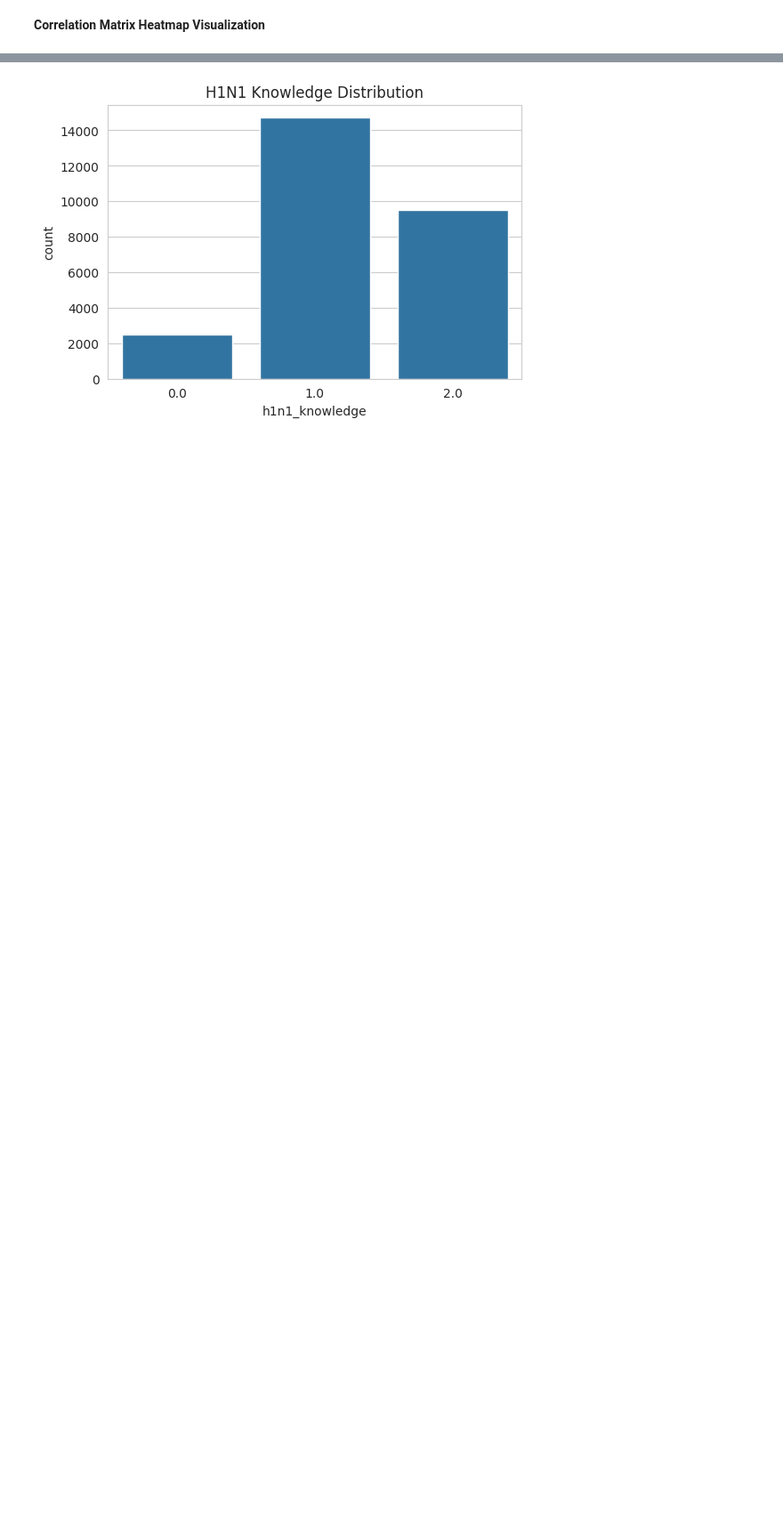
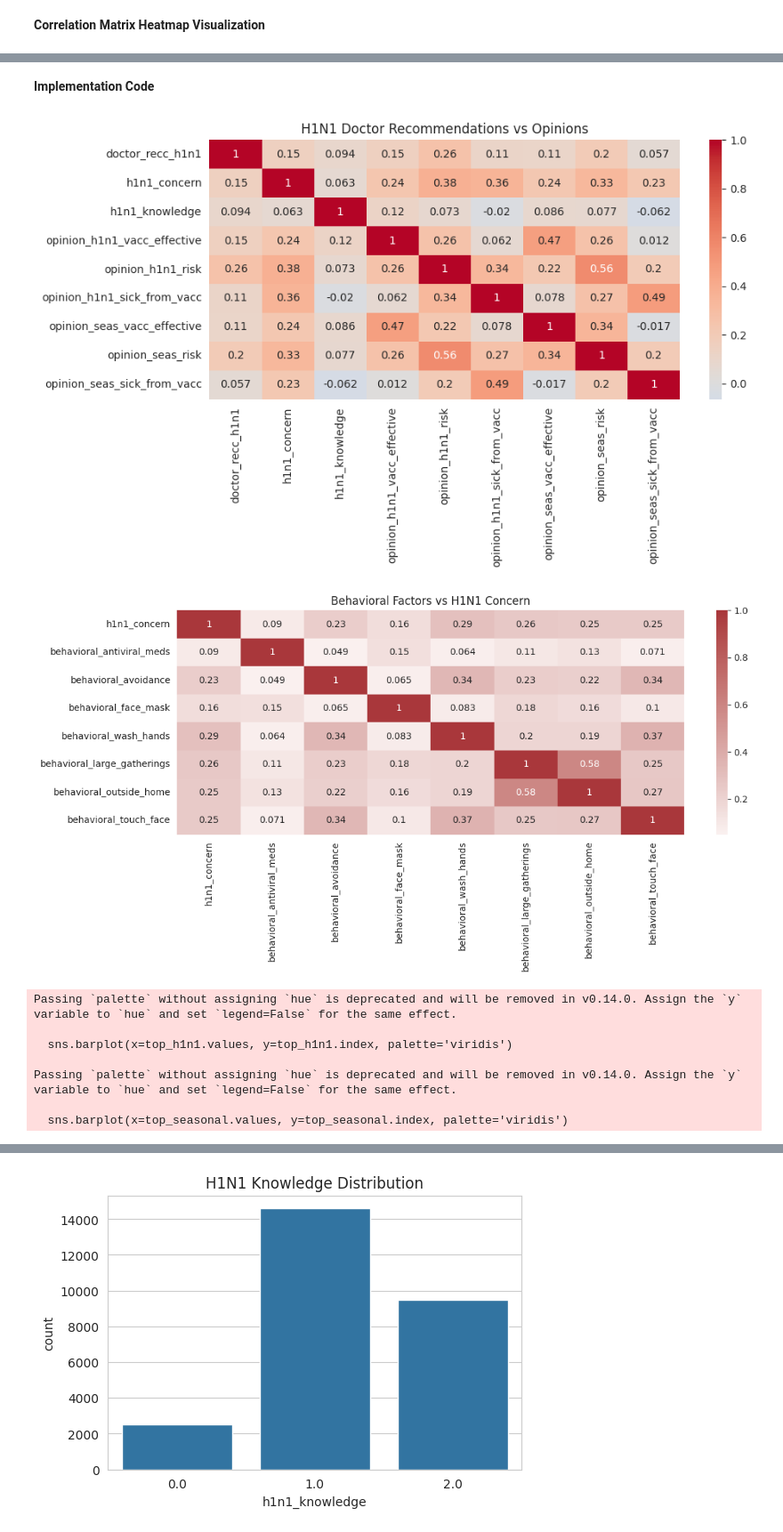
Before and after one commit to albert-raphael/alpha-group, a Jupyter notebook: Notebooks/flu shot.ipynb, the cells around one changed output, grey strips where cells are left out. Shown at 89% size. Cells and saved outputs as stored; diff of their text form; code cells hidden in the pictures; blank space fills up the shorter version.

Commit message:
correlation analysis commit

```diff
--- a/Notebooks/flu shot.ipynb
+++ b/Notebooks/flu shot.ipynb
@@ -910,0 +883,77 @@ if 'hhs_geo_region' in data.columns:
+# %% [markdown]
+**Implementation Code**
+# %%
+import pandas as pd
+import seaborn as sns
+import matplotlib.pyplot as plt
+
+# Load data
+url = 'https://raw.githubusercontent.com/albert-raphael/alpha-group/main/Data/training_set_features.csv'
+df = pd.read_csv(url)
+
+# Define the columns needed
+opinions = ['h1n1_concern', 'h1n1_knowledge', 'opinion_h1n1_vacc_effective',
+            'opinion_h1n1_risk', 'opinion_h1n1_sick_from_vacc',
+            'opinion_seas_vacc_effective', 'opinion_seas_risk',
+            'opinion_seas_sick_from_vacc']
+
+behavioral = ['behavioral_antiviral_meds', 'behavioral_avoidance',
+              'behavioral_face_mask', 'behavioral_wash_hands',
+              'behavioral_large_gatherings', 'behavioral_outside_home',
+              'behavioral_touch_face']
+
+demographics = ['age_group', 'education', 'race', 'sex', 'income_poverty',
+                'marital_status', 'rent_or_own', 'employment_status',
+                'hhs_geo_region', 'census_msa', 'household_adults',
+                'household_children']
+
+# 1. Doctor Recommendations vs. Opinions
+plt.figure(figsize=(10,6))
+sns.heatmap(df[['doctor_recc_h1n1'] + opinions].corr(),
+            annot=True, cmap='coolwarm', center=0)
+plt.title('H1N1 Doctor Recommendations vs Opinions')
+plt.tight_layout()
+plt.show()
+
+# 2. Behavioral Factors vs Concern
+plt.figure(figsize=(12,6))
+sns.heatmap(df[['h1n1_concern'] + behavioral].corr(),
+            annot=True, cmap='vlag', center=0)
+plt.title('Behavioral Factors vs H1N1 Concern')
+plt.tight_layout()
+plt.show()
+
+# 3. Demographics vs Recommendations (encoded)
+demo_encoded = pd.get_dummies(df[demographics])
+target_corr = pd.concat([demo_encoded,
+                        df[['doctor_recc_h1n1','doctor_recc_seasonal']]],
+                        axis=1).corr()
+
+# Get top correlations
+top_h1n1 = target_corr['doctor_recc_h1n1'].abs().sort_values(ascending=False).head(10)
+top_seasonal = target_corr['doctor_recc_seasonal'].abs().sort_values(ascending=False).head(10)
+
+# Plot the third visualization
+plt.figure(figsize=(14, 6))
+plt.subplot(1, 2, 1)
+sns.barplot(x=top_h1n1.values, y=top_h1n1.index, palette='viridis')
+plt.title('Top Correlations with H1N1 Recommendations')
+plt.xlabel('Correlation Coefficient')
+
+plt.subplot(1, 2, 2)
+sns.barplot(x=top_seasonal.values, y=top_seasonal.index, palette='viridis')
+plt.title('Top Correlations with Seasonal Recommendations')
+plt.xlabel('Correlation Coefficient')
+
+plt.tight_layout()
+plt.show()
+# %% [output]
+[figure, added]
+[figure, added]
+Passing `palette` without assigning `hue` is deprecated and will be removed in v0.14.0. Assign the `y` variable to `hue` and set `legend=False` for the same effect.
+
+  sns.barplot(x=top_h1n1.values, y=top_h1n1.index, palette='viridis')
+
+Passing `palette` without assigning `hue` is deprecated and will be removed in v0.14.0. Assign the `y` variable to `hue` and set `legend=False` for the same effect.
+
+  sns.barplot(x=top_seasonal.values, y=top_seasonal.index, palette='viridis')
```
Also changed, not shown: parts of 37 cells of this notebook, 3 other files.
